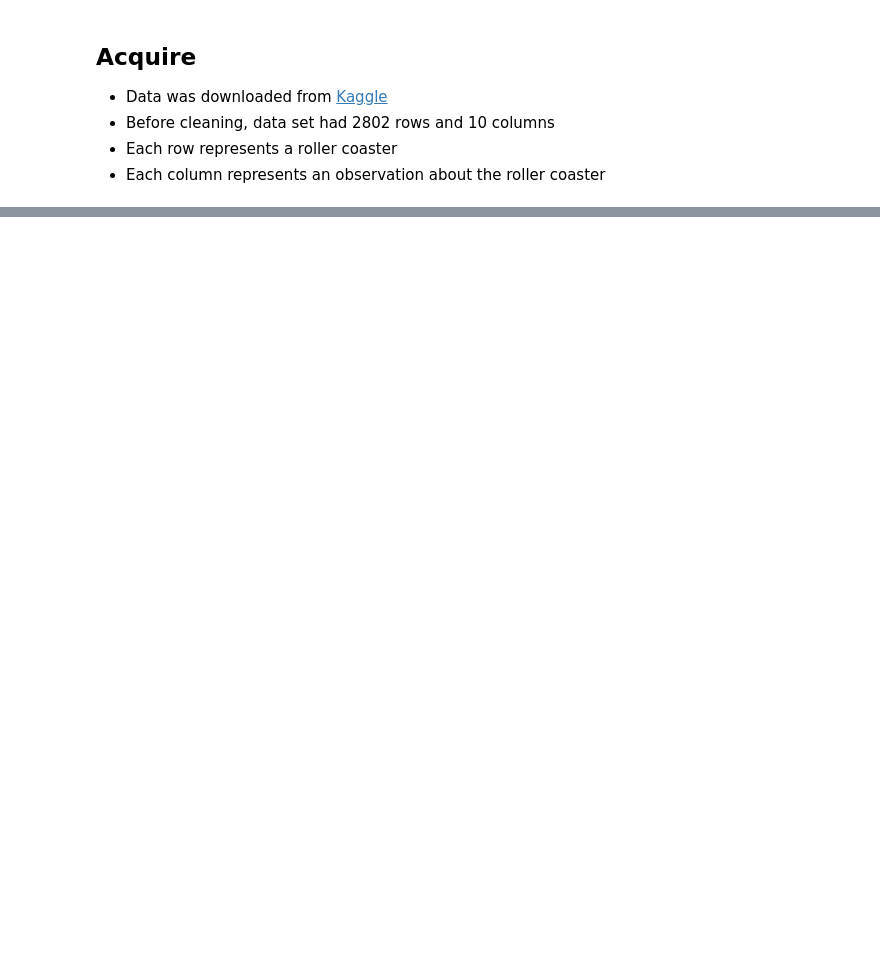
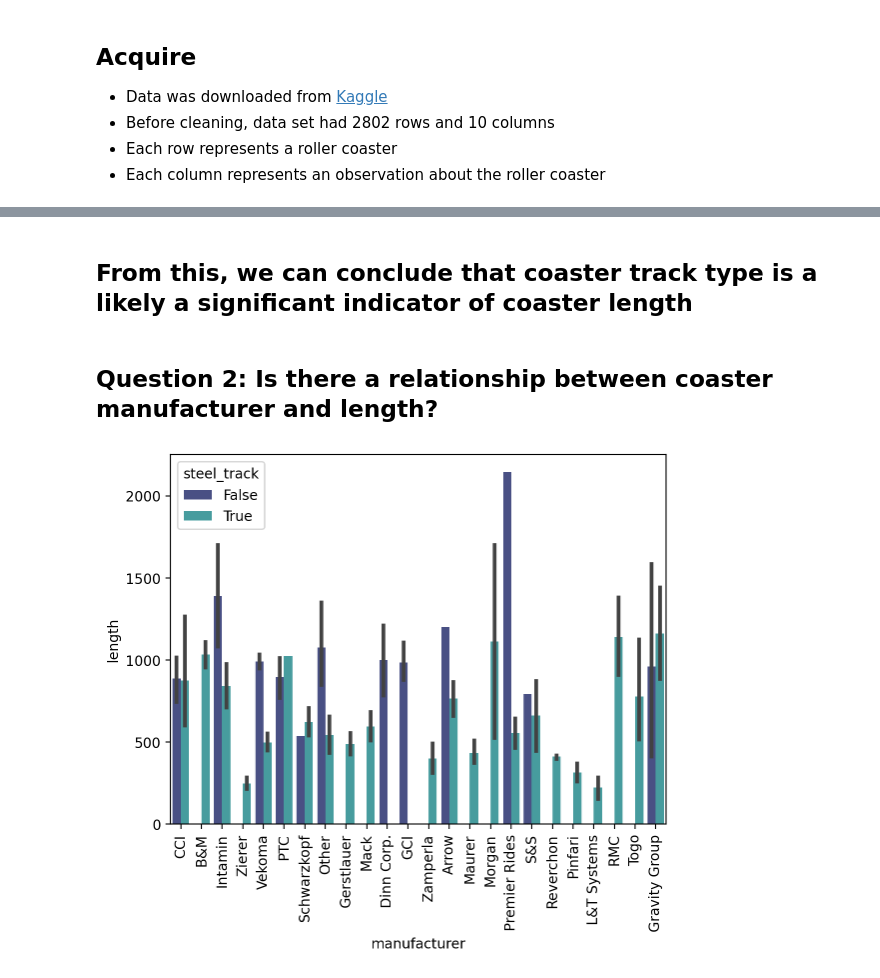
Before and after one commit to Is0metry/individual-project, a Jupyter notebook: final_report.ipynb, the cells around one changed output, grey strips where cells are left out. Cells and saved outputs as stored; diff of their text form; code cells hidden in the pictures; blank space fills up the shorter version.

```diff
--- a/final_report.ipynb
+++ b/final_report.ipynb
@@ -23,0 +110,9 @@
+# %% [markdown]
+## From this, we can conclude that coaster track type is a likely a significant indicator of coaster length
+# %% [markdown]
+## Question 2: Is there a relationship between coaster manufacturer and length?
+# %%
+reload(e)
+e.manufacturers_v_length(train)
+# %% [output]
+[figure, added]
```
Also changed, not shown: parts of 41 cells of this notebook.
